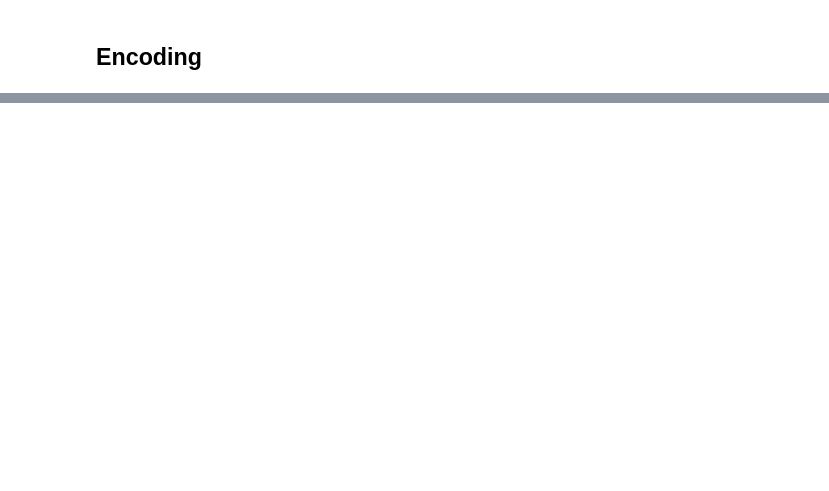
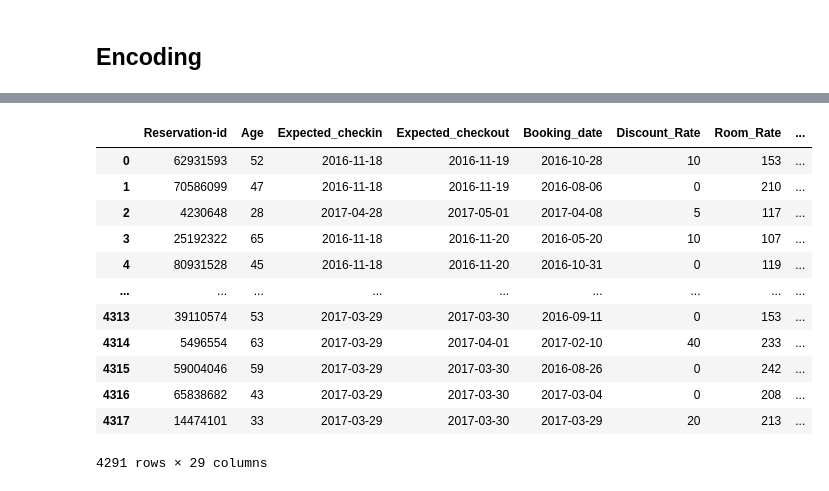
Before and after one commit to AraliyaMalalasekara/hotel-booking-prediction, a Jupyter notebook: Cleaning_and_EDA/Hotel_A_Test.ipynb, the cells around one changed output, grey strips where cells are left out. Drawn from its saved outputs; the diff is of its cells as text; code cells hidden in the pictures; blank space fills up the shorter version.

```diff
--- a/Cleaning_and_EDA/Hotel_A_Test.ipynb
+++ b/Cleaning_and_EDA/Hotel_A_Test.ipynb
@@ -366,2 +370,18 @@ test_final.head()
+# %%
+test_final.drop(['Previous_Cancellations_yes','Visted_Previously_yes', 'Country_region_south', 'Meal_Type_hb','Checkin_Month','Ethnicity_caucasian','Ethnicity_asian american','Income_<25k','Length_of_Stay'], axis=1)
+# %% [output]
+|  | Reservation-id | Age | Expected_checkin | Expected_checkout | Booking_date | Discount_Rate | Room_Rate | ... |
+| 0 | 62931593 | 52 | 2016-11-18 | 2016-11-19 | 2016-10-28 | 10 | 153 | ... |
+| 1 | 70586099 | 47 | 2016-11-18 | 2016-11-19 | 2016-08-06 | 0 | 210 | ... |
+| 2 | 4230648 | 28 | 2017-04-28 | 2017-05-01 | 2017-04-08 | 5 | 117 | ... |
+| 3 | 25192322 | 65 | 2016-11-18 | 2016-11-20 | 2016-05-20 | 10 | 107 | ... |
+| 4 | 80931528 | 45 | 2016-11-18 | 2016-11-20 | 2016-10-31 | 0 | 119 | ... |
+| ... | ... | ... | ... | ... | ... | ... | ... | ... |
+| 4313 | 39110574 | 53 | 2017-03-29 | 2017-03-30 | 2016-09-11 | 0 | 153 | ... |
+| 4314 | 5496554 | 63 | 2017-03-29 | 2017-04-01 | 2017-02-10 | 40 | 233 | ... |
+| 4315 | 59004046 | 59 | 2017-03-29 | 2017-03-30 | 2016-08-26 | 0 | 242 | ... |
+| 4316 | 65838682 | 43 | 2017-03-29 | 2017-03-30 | 2017-03-04 | 0 | 208 | ... |
+| 4317 | 14474101 | 33 | 2017-03-29 | 2017-03-30 | 2017-03-29 | 20 | 213 | ... |
+4291 rows × 29 columns
 # %%
 test_final.to_csv('Hotel_A_Test_Cleaned.csv', index=False)
```
Also changed, not shown: parts of 13 cells of this notebook, 5 other files.
